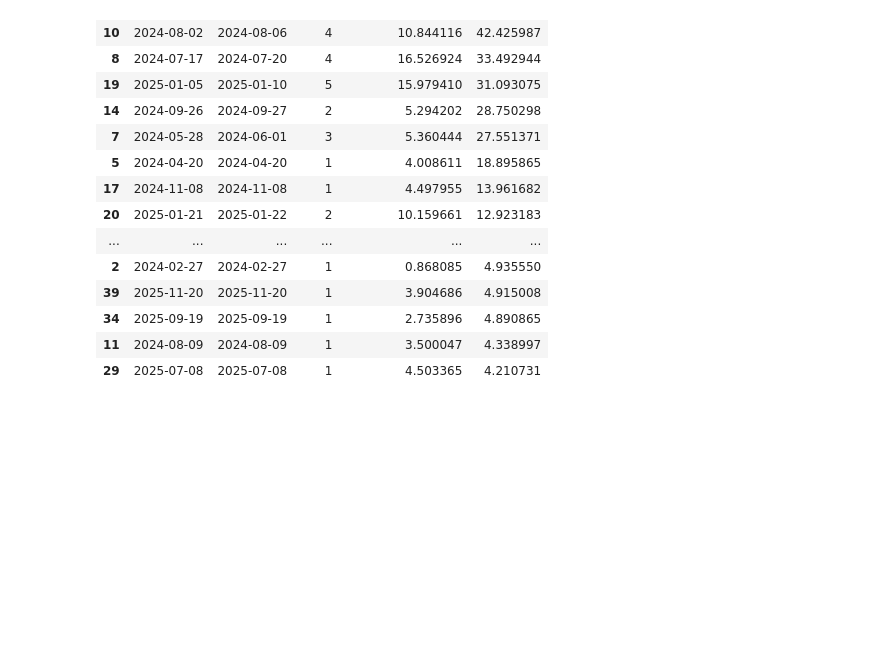
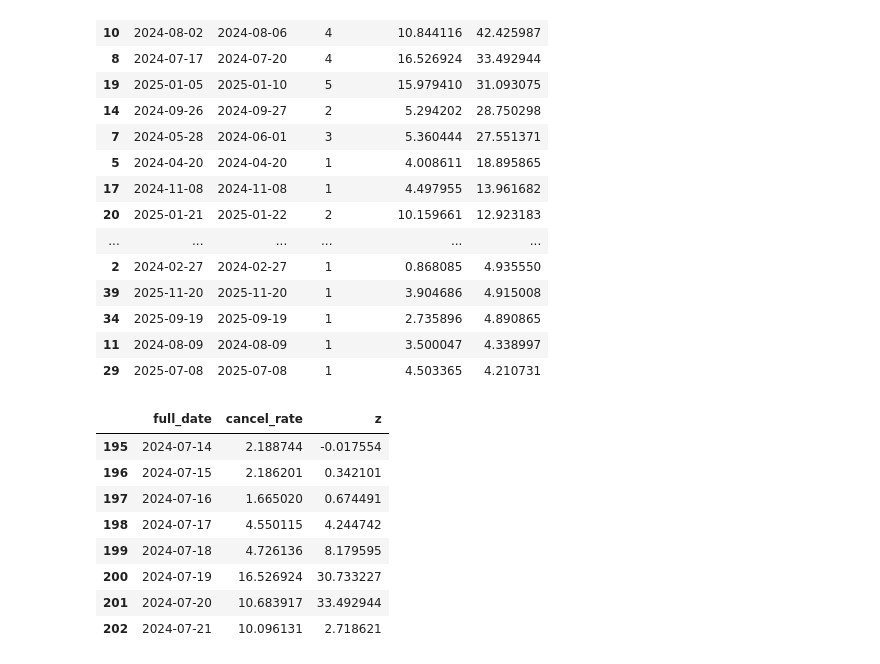
Before and after one commit to Mohamadyounes32/air-traffic-platform, a Jupyter notebook: notebooks/03_event_study.ipynb, the cells around one changed output. Cells and saved outputs as stored; diff of their text form; code cells hidden in the pictures; blank space fills up the shorter version.

```diff
--- a/notebooks/03_event_study.ipynb
+++ b/notebooks/03_event_study.ipynb
@@ -111,3 +112,15 @@ events
 | 34 | 2025-09-19 | 2025-09-19 | 1 | 2.735896 | 4.890865 |
 | 11 | 2024-08-09 | 2024-08-09 | 1 | 3.500047 | 4.338997 |
 | 29 | 2025-07-08 | 2025-07-08 | 1 | 4.503365 | 4.210731 |
+# %%
+daily_all[(daily_all["full_date"] >= "2024-07-14") & (daily_all["full_date"] <= "2024-07-21")][["full_date", "cancel_rate", "z"]]
+# %% [output]
+|  | full_date | cancel_rate | z |
+| 195 | 2024-07-14 | 2.188744 | -0.017554 |
+| 196 | 2024-07-15 | 2.186201 | 0.342101 |
+| 197 | 2024-07-16 | 1.665020 | 0.674491 |
+| 198 | 2024-07-17 | 4.550115 | 4.244742 |
+| 199 | 2024-07-18 | 4.726136 | 8.179595 |
+| 200 | 2024-07-19 | 16.526924 | 30.733227 |
+| 201 | 2024-07-20 | 10.683917 | 33.492944 |
+| 202 | 2024-07-21 | 10.096131 | 2.718621 |
```
Also changed, not shown: parts of 4 cells of this notebook, 3 other files.
